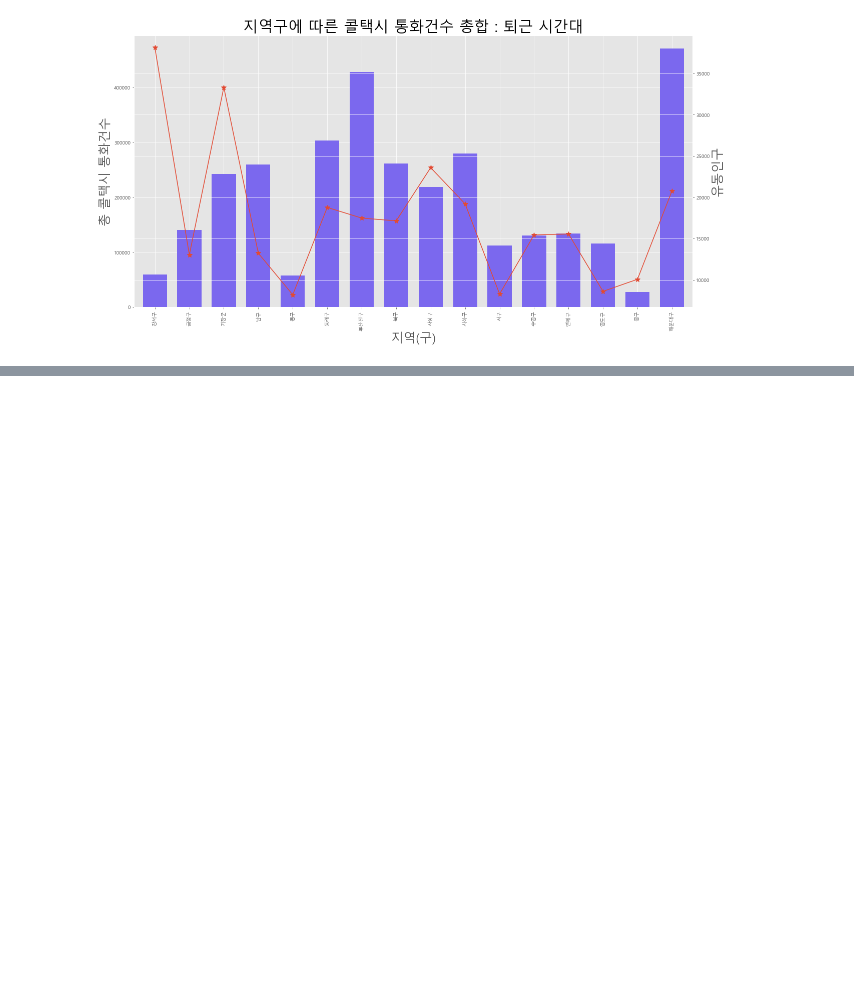
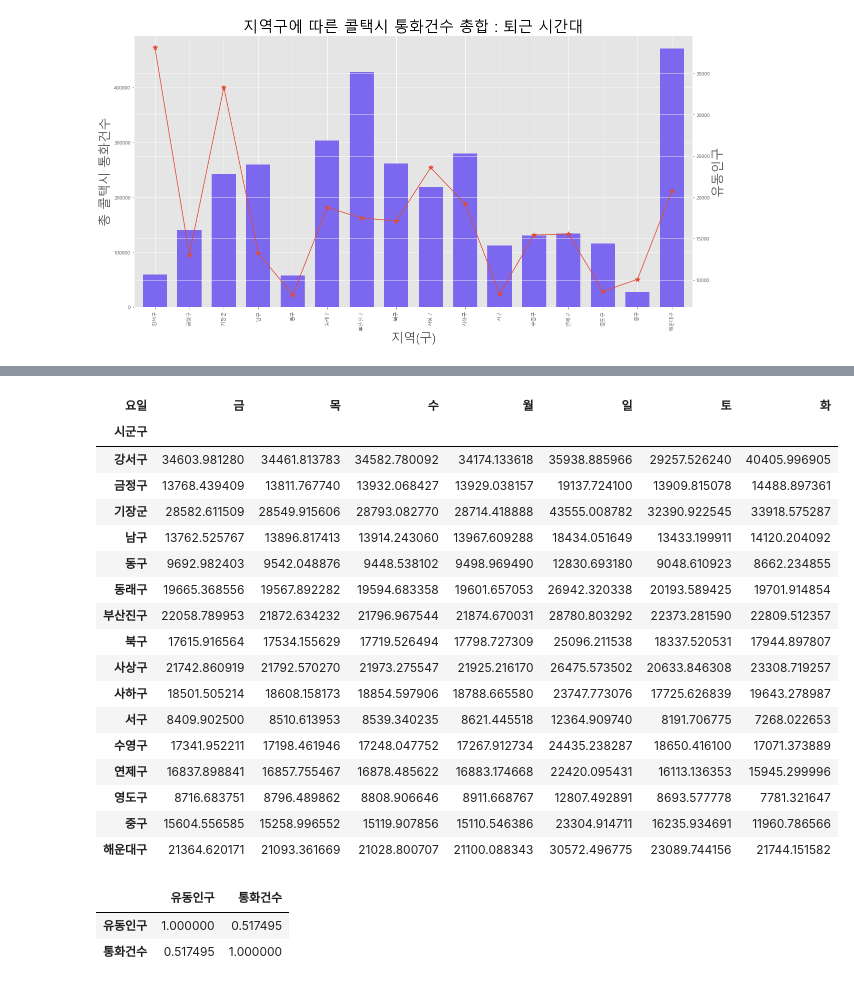
Before and after one commit to kim-juwan/bts, a Jupyter notebook: Untitled1.ipynb, the cells around one changed output, grey strips where cells are left out. Drawn from its saved outputs; the diff is of its cells as text; code cells hidden in the pictures; blank space fills up the shorter version.

```diff
--- a/Untitled1.ipynb
+++ b/Untitled1.ipynb
@@ -425,0 +428,22 @@ plt.title('요일에 유동인구 평균',size=30)
+# %%
+
+week_m
+# %% [output]
+| 요일 | 금 | 목 | 수 | 월 | 일 | 토 | 화 |
+| 시군구 |  |  |  |  |  |  |  |
+| 강서구 | 34603.981280 | 34461.813783 | 34582.780092 | 34174.133618 | 35938.885966 | 29257.526240 | 40405.996905 |
+| 금정구 | 13768.439409 | 13811.767740 | 13932.068427 | 13929.038157 | 19137.724100 | 13909.815078 | 14488.897361 |
+| 기장군 | 28582.611509 | 28549.915606 | 28793.082770 | 28714.418888 | 43555.008782 | 32390.922545 | 33918.575287 |
+| 남구 | 13762.525767 | 13896.817413 | 13914.243060 | 13967.609288 | 18434.051649 | 13433.199911 | 14120.204092 |
+| 동구 | 9692.982403 | 9542.048876 | 9448.538102 | 9498.969490 | 12830.693180 | 9048.610923 | 8662.234855 |
+| 동래구 | 19665.368556 | 19567.892282 | 19594.683358 | 19601.657053 | 26942.320338 | 20193.589425 | 19701.914854 |
+| 부산진구 | 22058.789953 | 21872.634232 | 21796.967544 | 21874.670031 | 28780.803292 | 22373.281590 | 22809.512357 |
+| 북구 | 17615.916564 | 17534.155629 | 17719.526494 | 17798.727309 | 25096.211538 | 18337.520531 | 17944.897807 |
+| 사상구 | 21742.860919 | 21792.570270 | 21973.275547 | 21925.216170 | 26475.573502 | 20633.846308 | 23308.719257 |
+| 사하구 | 18501.505214 | 18608.158173 | 18854.597906 | 18788.665580 | 23747.773076 | 17725.626839 | 19643.278987 |
+| 서구 | 8409.902500 | 8510.613953 | 8539.340235 | 8621.445518 | 12364.909740 | 8191.706775 | 7268.022653 |
+| 수영구 | 17341.952211 | 17198.461946 | 17248.047752 | 17267.912734 | 24435.238287 | 18650.416100 | 17071.373889 |
+| 연제구 | 16837.898841 | 16857.755467 | 16878.485622 | 16883.174668 | 22420.095431 | 16113.136353 | 15945.299996 |
+| 영도구 | 8716.683751 | 8796.489862 | 8808.906646 | 8911.668767 | 12807.492891 | 8693.577778 | 7781.321647 |
+| 중구 | 15604.556585 | 15258.996552 | 15119.907856 | 15110.546386 | 23304.914711 | 16235.934691 | 11960.786566 |
+| 해운대구 | 21364.620171 | 21093.361669 | 21028.800707 | 21100.088343 | 30572.496775 | 23089.744156 | 21744.151582 |
@@ -425,0 +504,6 @@ plt.title('요일에 유동인구 평균',size=30)
+# %%
+all_time_total.corr()
+# %% [output]
+|  | 유동인구 | 통화건수 |
+| 유동인구 | 1.000000 | 0.517495 |
+| 통화건수 | 0.517495 | 1.000000 |
```
Also changed, not shown: parts of 8 cells of this notebook, 22 other files.
